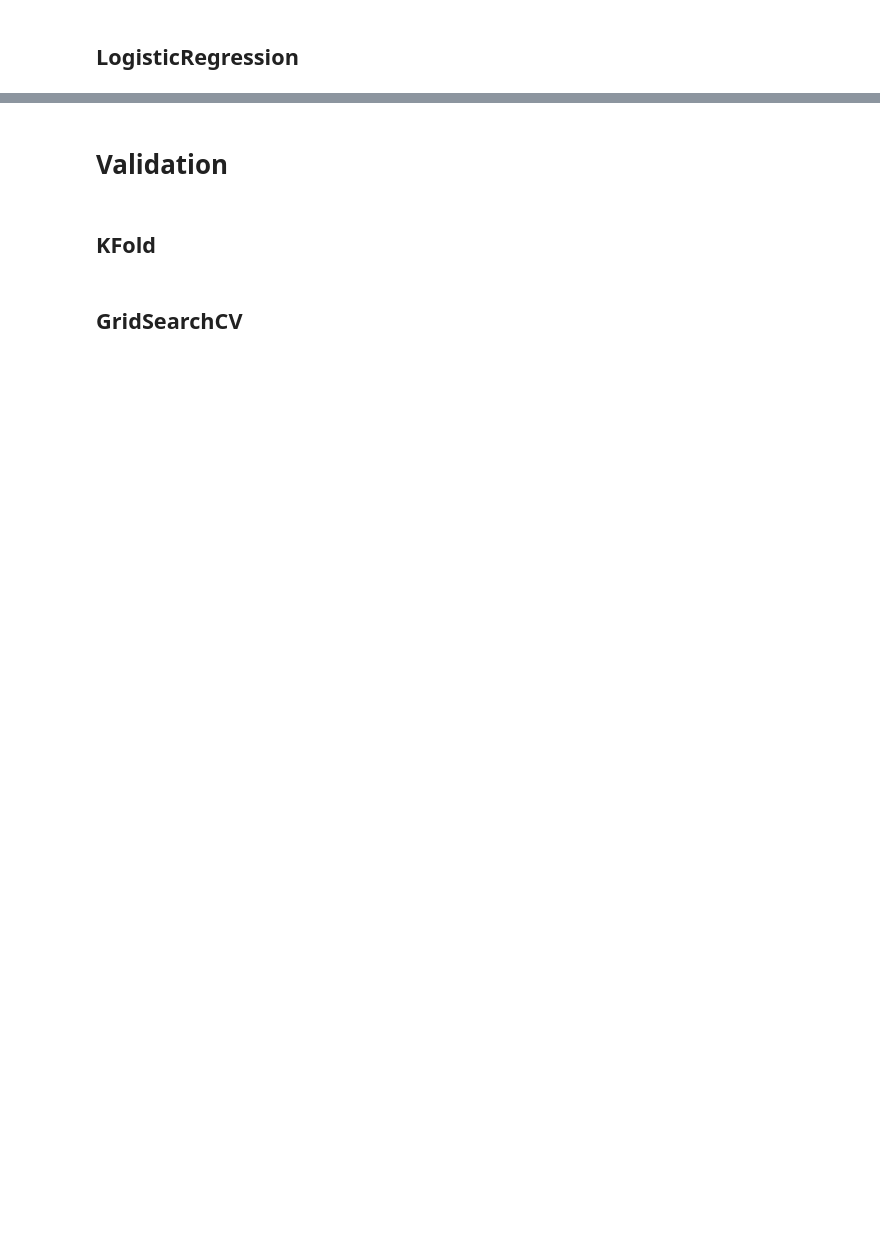
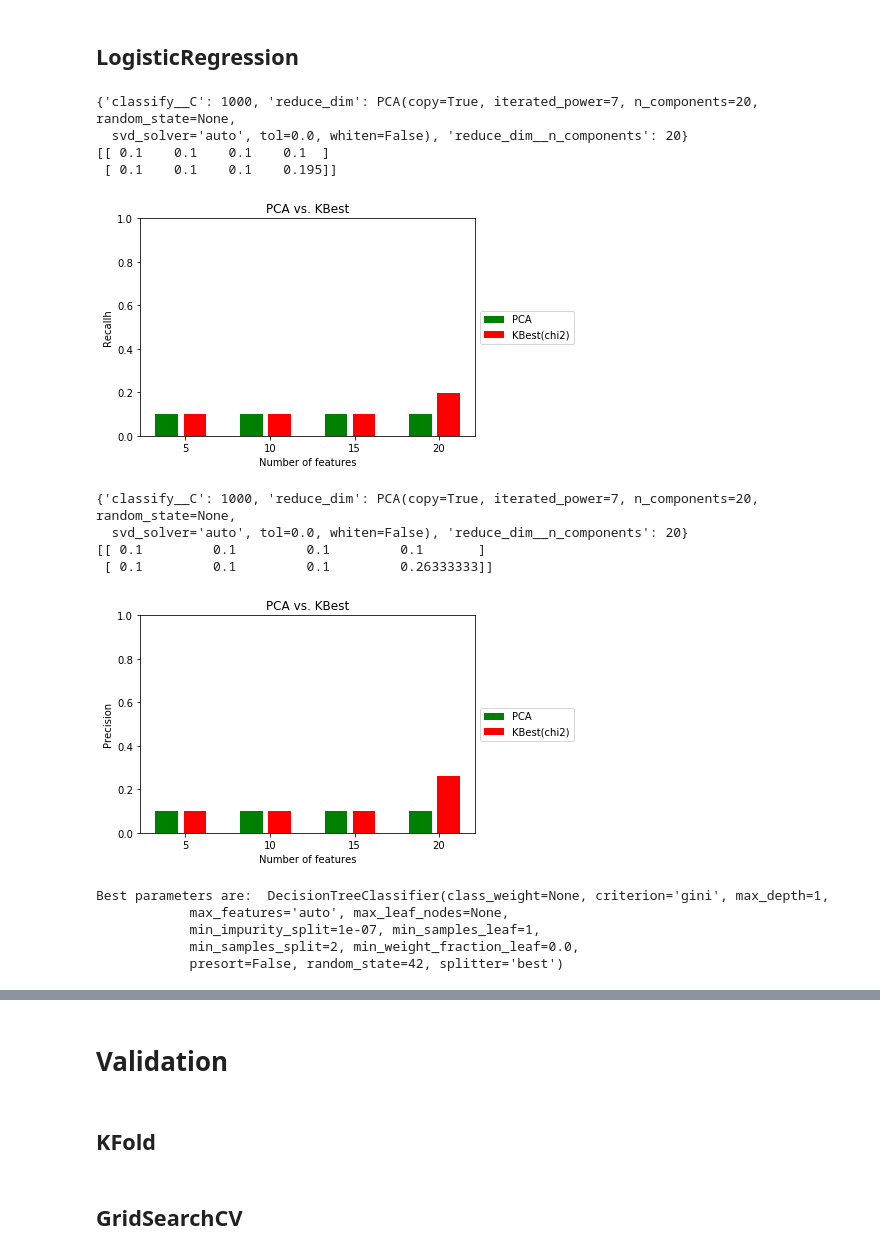
Before and after one commit to Haleh-Dolati/DAND-P5, a Jupyter notebook: P5-Copy2.ipynb, the cells around one changed output, grey strips where cells are left out. Saved outputs shown, nothing was run; the diff lists cells and outputs as text; code cells hidden in the pictures; blank space fills up the shorter version.

```diff
--- a/P5-Copy2.ipynb
+++ b/P5-Copy2.ipynb
@@ -405,33 +413,44 @@ NameError: name 'max_features_options' is not defined
 # %%
 from sklearn.linear_model import LogisticRegression
 from sklearn.metrics import accuracy_score
 
 pipe_Regress = Pipeline([
     ('reduce_dim', PCA()),
     ('classify', LogisticRegression())
 ])
 
 N_FEATURES_OPTIONS = [5, 10, 15, 20]
 C_OPTIONS = [1, 10, 100, 1000]
-L_options =['l1','l2']
+# L_options =['l1','l2']
 lenght = len(C_OPTIONS)
 
 param_grid_Regress = [
     {
         'reduce_dim': [PCA(iterated_power=7)],
         'reduce_dim__n_components': N_FEATURES_OPTIONS,
-        'classify__C': C_OPTIONS,
-        'classify__penalty' : L_options
+        'classify__C': C_OPTIONS#,
+#         'classify__penalty' : L_options
     },
     {
         'reduce_dim': [SelectKBest(chi2)],
         'reduce_dim__k': N_FEATURES_OPTIONS,
-        'classify__C': C_OPTIONS,
-        'classify__penalty' : L_options
+        'classify__C': C_OPTIONS#,
+#         'classify__penalty' : L_options
     },
 ]
 reducer_labels = ['PCA', 'KBest(chi2)']
 
-GridSearch (pipe_Regress, param_grid_Regress, 'accuracy', lenght, 'Accuracy')
+# GridSearch (pipe_Regress, param_grid_Regress, 'accuracy', lenght, 'Accuracy')
 GridSearch (pipe_Regress, param_grid_Regress, 'recall', lenght, 'Recallh')
 GridSearch (pipe_Regress, param_grid_Regress, 'precision', lenght, 'Precision')
+# %% [output]
+{'classify__C': 1000, 'reduce_dim': PCA(copy=True, iterated_power=7, n_components=20, random_state=None,
+  svd_solver='auto', tol=0.0, whiten=False), 'reduce_dim__n_components': 20}
+[[ 0.1    0.1    0.1    0.1  ]
+ [ 0.1    0.1    0.1    0.195]]
+[figure, added]
+{'classify__C': 1000, 'reduce_dim': PCA(copy=True, iterated_power=7, n_components=20, random_state=None,
+  svd_solver='auto', tol=0.0, whiten=False), 'reduce_dim__n_components': 20}
+[[ 0.1         0.1         0.1         0.1       ]
+ [ 0.1         0.1         0.1         0.26333333]]
+[figure, added]
@@ -444,3 +457,37 @@ features_test = pca.transform(features_test)
+# %%
+select = SelectKBest(chi2, k=20)
+
+selected_feature_train = select.fit_transform(scaled_feature_train, labels_train)
+selected_feature_test = select.transform(scaled_feature_test)
+
+
+clf_DT= DecisionTreeClassifier(splitter='best', random_state=42)
+
+max_features_options= ['auto', 'log2']
+criterion=['gini', 'entropy']
+max_depth=[None, 1, 2, 3, 4]
+class_weight=[None, 'balanced']
+param_grid_DT = [
+    {
+        'criterion':['gini', 'entropy'],
+        'max_depth':[None, 1, 2, 3, 4],
+        'class_weight':[None, 'balanced'],
+        'max_features': max_features_options
+    },
+]
+
+grid = GridSearchCV(clf_DT, cv=5, param_grid=param_grid_DT)
+clf = grid.fit(selected_feature_train, labels_train)
+print
+labels_predictions = grid.predict(selected_feature_test)
+gbe = grid.best_estimator_
+print ("Best parameters are: ", gbe)
+# %% [output]
+Best parameters are:  DecisionTreeClassifier(class_weight=None, criterion='gini', max_depth=1,
+            max_features='auto', max_leaf_nodes=None,
+            min_impurity_split=1e-07, min_samples_leaf=1,
+            min_samples_split=2, min_weight_fraction_leaf=0.0,
+            presort=False, random_state=42, splitter='best')
 # %%
 from sklearn.feature_selection import SelectKBest
 
```
Also changed, not shown: parts of 7 cells of this notebook, 1 other file.
